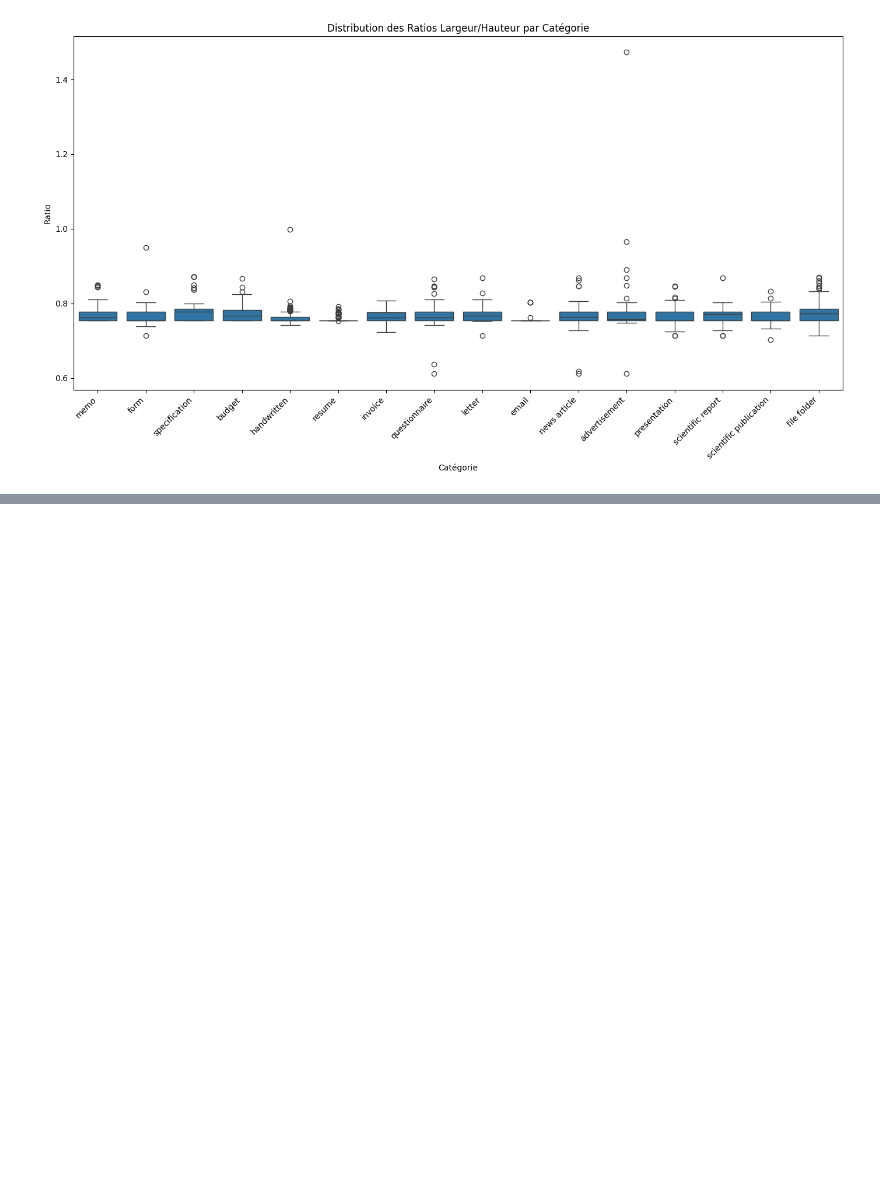
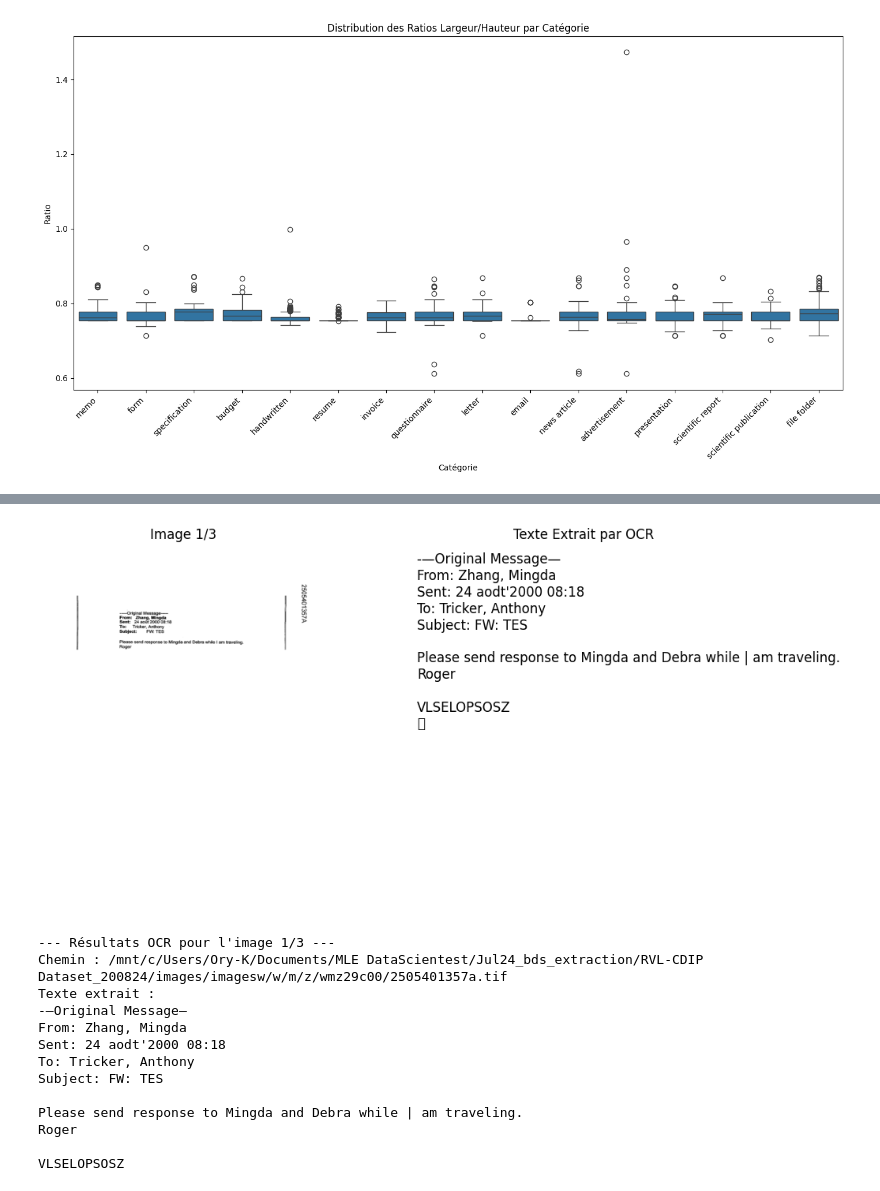
Before and after one commit to truongxavier/DST_RVL-CDIP, a Jupyter notebook: notebooks/exploration_KO.ipynb, the cells around one changed output, grey strips where cells are left out. Drawn from its saved outputs; the diff is of its cells as text; code cells hidden in the pictures; blank space fills up the shorter version.

```diff
--- a/notebooks/exploration_KO.ipynb
+++ b/notebooks/exploration_KO.ipynb
@@ -434,0 +461,76 @@ FileNotFoundError: [Errno 2] No such file or directory: '/home/kory/DST_RVL-CDIP
+# %%
+import os
+from PIL import Image
+import pytesseract
+import random
+import glob
+
+# Base path pour les images
+image_base_path = '/mnt/c/Users/Ory-K/Documents/MLE DataScientest/Jul24_bds_extraction/RVL-CDIP Dataset_200824/images'
+
+# Sélectionner un nombre limité de sous-dossiers aléatoires
+subdirs = [os.path.join(image_base_path, o) for o in os.listdir(image_base_path) if os.path.isdir(os.path.join(image_base_path,o))]
+selected_subdirs = random.sample(subdirs, 10)  # Sélectionne 10 sous-dossiers aléatoires
+
+# Récupérer un échantillon d'images des sous-dossiers sélectionnés
+sample_size = 3  # Taille de l'échantillon total
+sample_images = []
+
+for subdir in selected_subdirs:
+    # Utiliser glob pour récupérer les fichiers images dans le sous-dossier
+    images = glob.glob(os.path.join(subdir, '**/*.tif'), recursive=True)
+
+    if len(images) > 0:
+        # Sélectionner un échantillon aléatoire parmi les images de ce sous-dossier
+        sample_images.extend(random.sample(images, min(sample_size, len(images))))
+
+    # Stopper une fois que le nombre total d'images échantillonnées est atteint
+    if len(sample_images) >= sample_size:
+        break
+
+# Limiter le nombre total d'images échantillonnées
+sample_images = sample_images[:sample_size]
+
+# Appliquer l'OCR sur chaque image de l'échantillon
+for i, image_path in enumerate(sample_images):
+    image = Image.open(image_path)
+
+    # Effectuer l'OCR sur l'image
+    text = pytesseract.image_to_string(image)
+
+    # Afficher l'image et le texte extrait
+    plt.figure(figsize=(12, 6))
+
+    # Afficher l'image
+    plt.subplot(1, 2, 1)
+    plt.imshow(image, cmap='gray')
+    plt.title(f"Image {i+1}/{sample_size}")
+    plt.axis('off')
+
+    # Afficher le texte extrait
+    plt.subplot(1, 2, 2)
+    plt.text(0, 0.5, text, fontsize=12)
+    plt.title(f"Texte Extrait par OCR")
+    plt.axis('off')
+
+    plt.show()
+
+    # Afficher les résultats dans la console
+    print(f"\n--- Résultats OCR pour l'image {i+1}/{sample_size} ---")
+    print(f"Chemin : {image_path}")
+    print(f"Texte extrait :\n{text}\n")
+# %% [output]
+[figure, added]
+--- Résultats OCR pour l'image 1/3 ---
+Chemin : /mnt/c/Users/Ory-K/Documents/MLE DataScientest/Jul24_bds_extraction/RVL-CDIP Dataset_200824/images/imagesw/w/m/z/wmz29c00/2505401357a.tif
+Texte extrait :
+-—Original Message—
+From: Zhang, Mingda
+Sent: 24 aodt'2000 08:18
+To: Tricker, Anthony
+Subject: FW: TES
+
+Please send response to Mingda and Debra while | am traveling.
+Roger
+
+VLSELOPSOSZ
```
Also changed, not shown: parts of 9 cells of this notebook.
